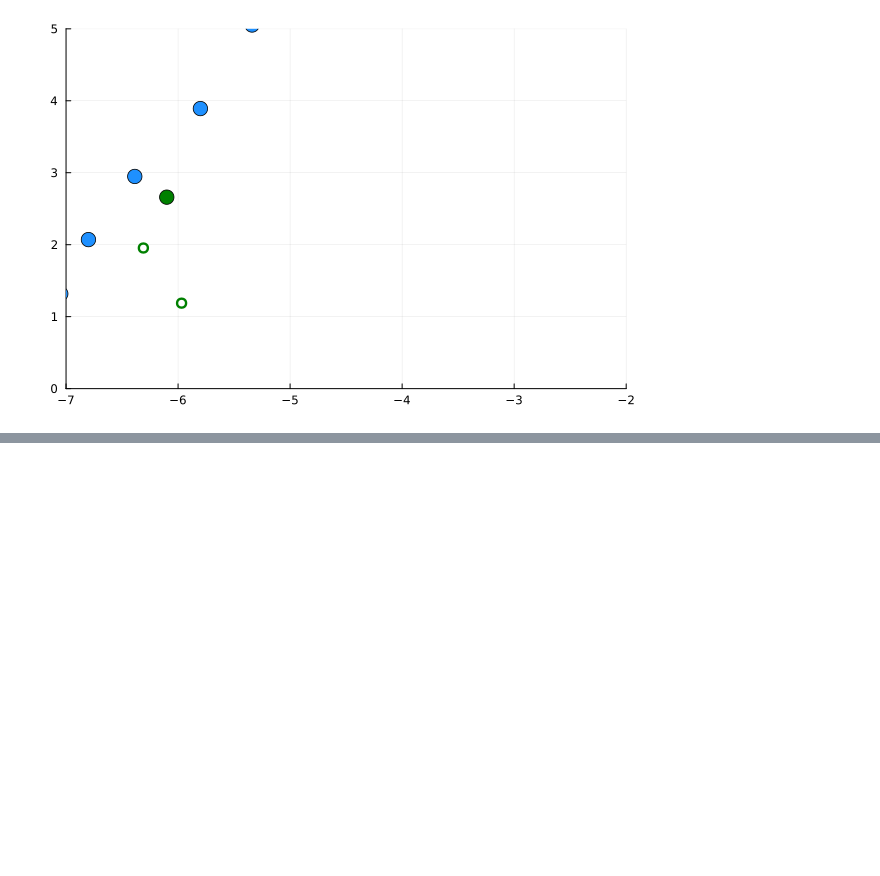
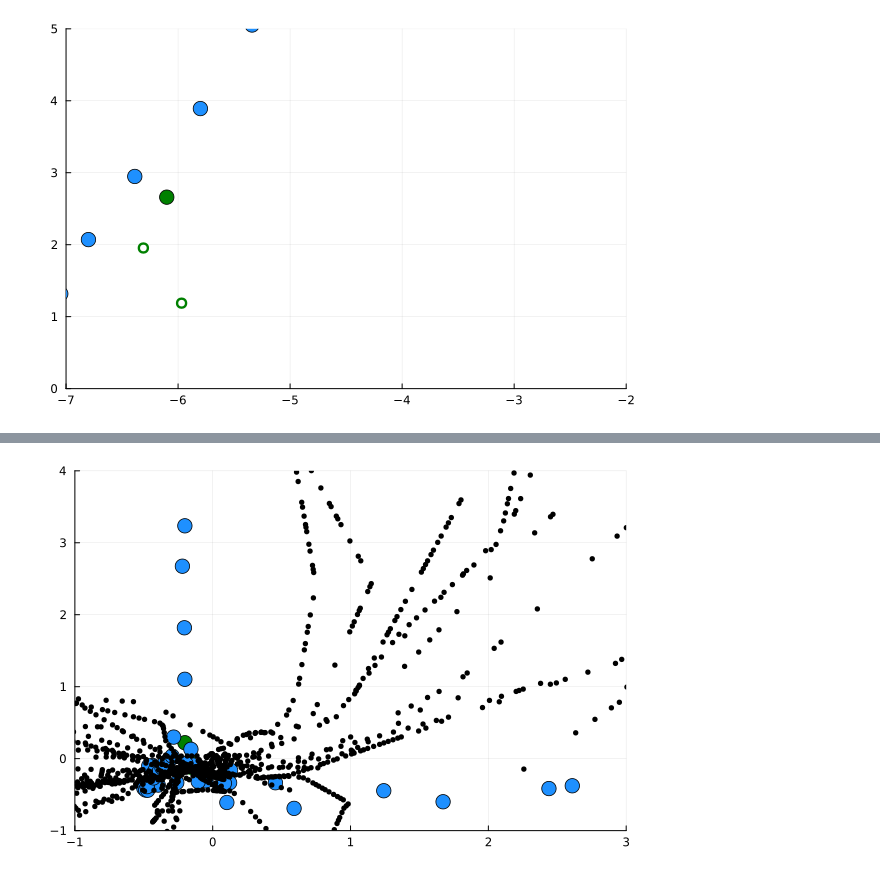
Before and after one commit to leisenmann2/SCYFI-speedup, a Jupyter notebook: example_cell.ipynb, the cells around one changed output, grey strips where cells are left out. Saved outputs shown, nothing was run; the diff lists cells and outputs as text; code cells hidden in the pictures; blank space fills up the shorter version.

```diff
--- a/example_cell.ipynb
+++ b/example_cell.ipynb
@@ -344,0 +495,6 @@ display(plo_zoom)
+# %%
+xlims!(plo,(-1,3))
+ylims!(plo,(-1,4))
+display(plo)
+# %% [output]
+[figure, added]
```
Also changed, not shown: parts of 8 cells of this notebook.
